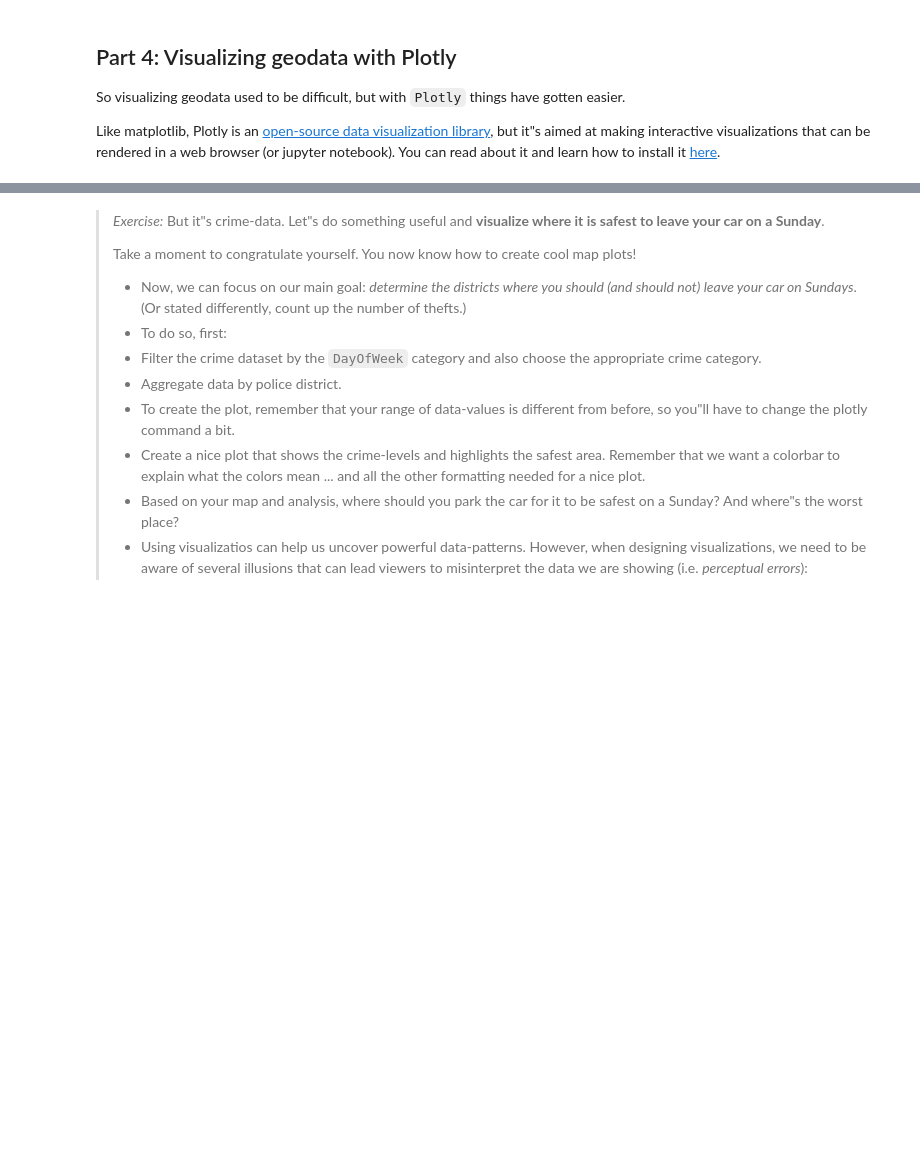
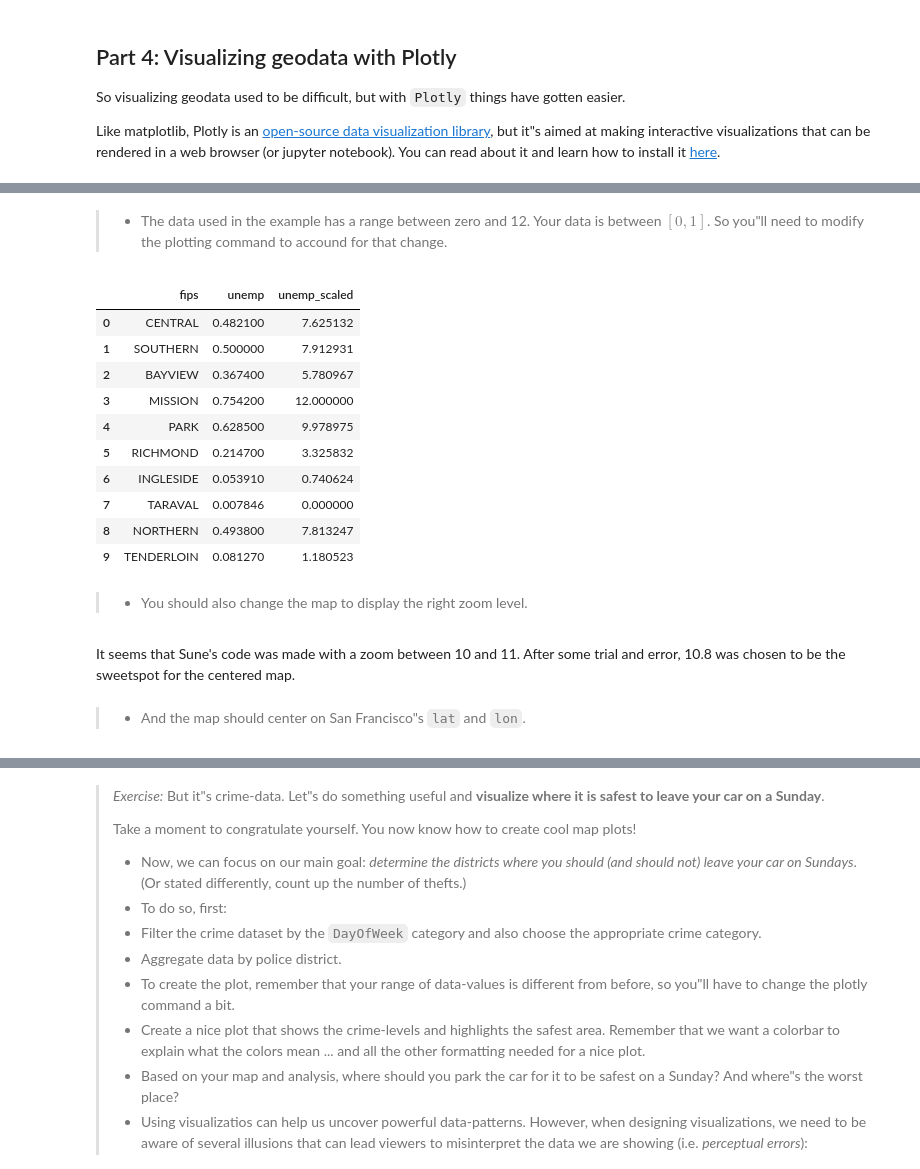
Before and after one commit to AleksandarLukic96/02806_Social_Data, a Jupyter notebook: notebooks/W3_Alek.ipynb, the cells around one changed output, grey strips where cells are left out. Cells and saved outputs as stored; diff of their text form; code cells hidden in the pictures; blank space fills up the shorter version.

```diff
--- a/notebooks/W3_Alek.ipynb
+++ b/notebooks/W3_Alek.ipynb
@@ -778,7 +780,8 @@ But because we are cool programmers, we want to create our own maps, **with our
 # %%
 randomdata = {
     "CENTRAL": 0.4821,
-    "SOUTHERN": 0.9153,
+    # "SOUTHERN": 0.9153,
+    "SOUTHERN": 0.5,
     "BAYVIEW": 0.3674,
     "MISSION": 0.7542,
     "PARK": 0.6285,
@@ -812,0 +835,3 @@ You"re encouraged to play around with other settings, color schemes, etc.
+# %%
+df_rand = pd.DataFrame(randomdata.items(), columns=["fips", "unemp"])
+df_rand
@@ -812,0 +850,27 @@ You"re encouraged to play around with other settings, color schemes, etc.
+# %% [markdown]
+>    * The data used in the example has a range between zero and 12. Your data is between $[0,1]$. So you"ll need to modify the plotting command to accound for that change.
+# %%
+# Using min-max stretching to scale the data
+def min_max_stretch(x, a=0, b=100):
+    return (b-a)*(x - x.min())/(x.max() - x.min()) + a
+
+df_rand["unemp_scaled"] = min_max_stretch(x=df_rand["unemp"], a=0, b=12)
+df_rand
+# %% [output]
+|  | fips | unemp | unemp_scaled |
+| 0 | CENTRAL | 0.482100 | 7.625132 |
+| 1 | SOUTHERN | 0.500000 | 7.912931 |
+| 2 | BAYVIEW | 0.367400 | 5.780967 |
+| 3 | MISSION | 0.754200 | 12.000000 |
+| 4 | PARK | 0.628500 | 9.978975 |
+| 5 | RICHMOND | 0.214700 | 3.325832 |
+| 6 | INGLESIDE | 0.053910 | 0.740624 |
+| 7 | TARAVAL | 0.007846 | 0.000000 |
+| 8 | NORTHERN | 0.493800 | 7.813247 |
+| 9 | TENDERLOIN | 0.081270 | 1.180523 |
+# %% [markdown]
+>    * You should also change the map to display the right zoom level.
+# %% [markdown]
+It seems that Sune's code was made with a zoom between 10 and 11. After some trial and error, 10.8 was chosen to be the sweetspot for the centered map.
+# %% [markdown]
+>    * And the map should center on San Francisco"s `lat` and `lon`.
```
Also changed, not shown: parts of 17 cells of this notebook, 1 other file.
